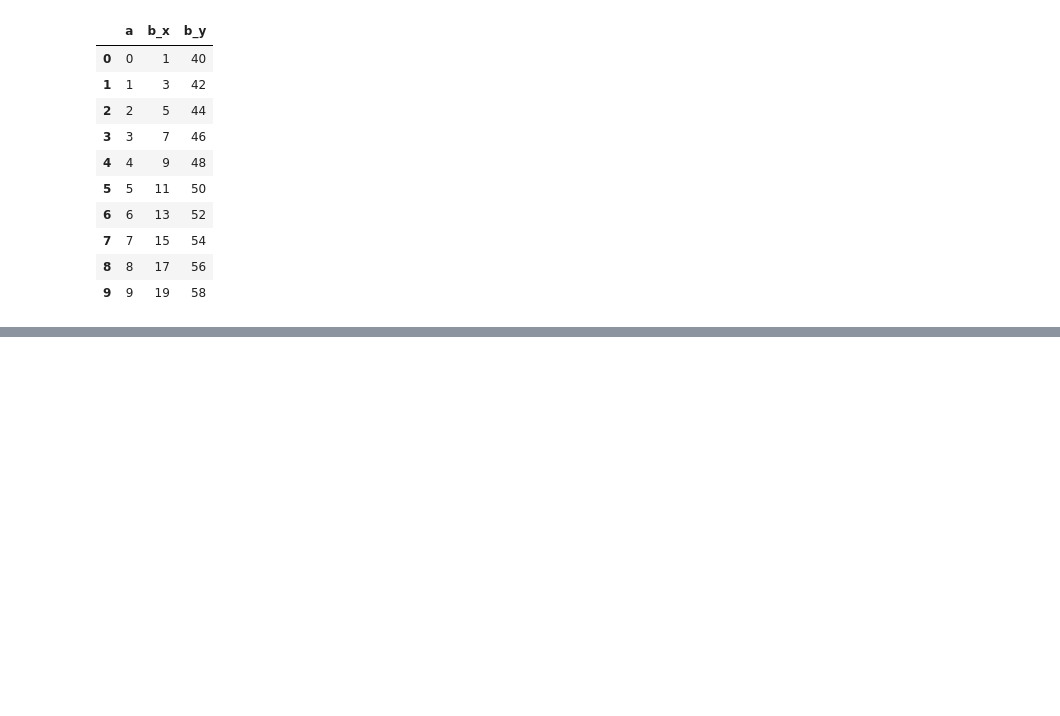
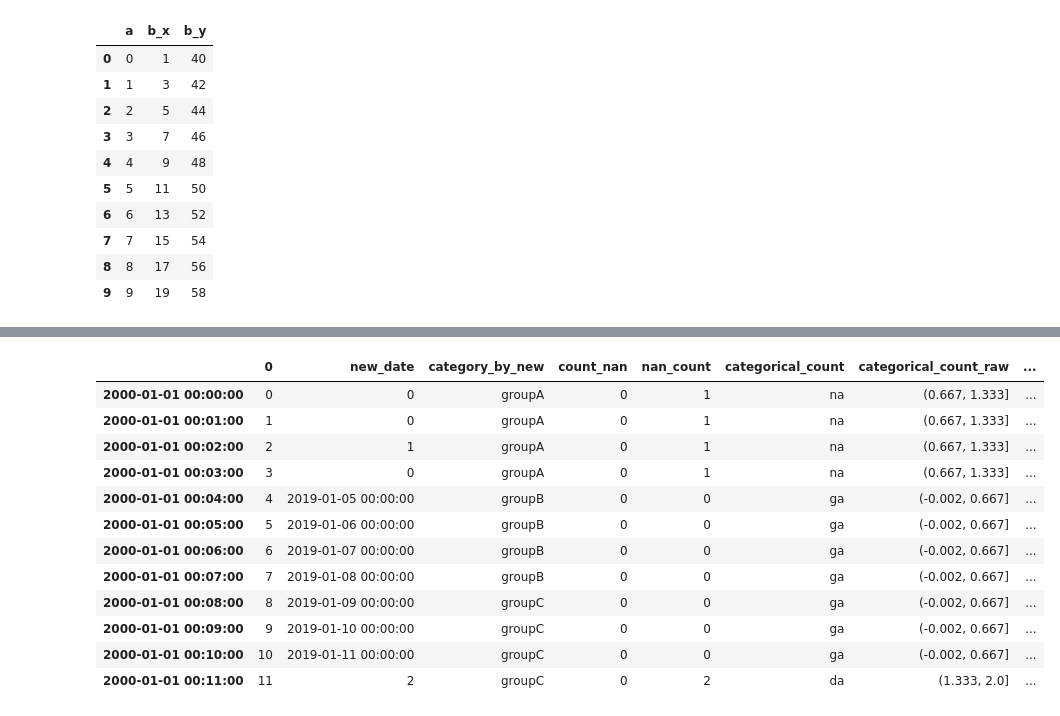
Before and after one commit to gtpgg1013/AI_docs, a Jupyter notebook: part4-ML/from_0920/Summarize_DA_np_pd_10_08.ipynb, the cells around one changed output, grey strips where cells are left out. Cells and saved outputs as stored; diff of their text form; code cells hidden in the pictures; blank space fills up the shorter version.

```diff
--- a/part4-ML/from_0920/Summarize_DA_np_pd_10_08.ipynb
+++ b/part4-ML/from_0920/Summarize_DA_np_pd_10_08.ipynb
@@ -755,0 +1216,2 @@ pd.merge(df_1,df_2, on='a') # 만약 key가 중복이 없으면 그대로 나오
+# %%
+nd_null_random_list = np.random.randint(0,5,size=nd_null_count)
@@ -755,0 +1228,2 @@ pd.merge(df_1,df_2, on='a') # 만약 key가 중복이 없으면 그대로 나오
+# %%
+df.loc[df['new_date'].isnull(),'new_date'] = nd_null_random_list
@@ -755,0 +1246,3 @@ pd.merge(df_1,df_2, on='a') # 만약 key가 중복이 없으면 그대로 나오
+# %%
+df['categorical_count'] = pd.cut(df['nan_count'],3, labels=['ga','na','da'])
+df['categorical_count_raw'] = pd.cut(df['nan_count'],3)
@@ -755,0 +1265,18 @@ pd.merge(df_1,df_2, on='a') # 만약 key가 중복이 없으면 그대로 나오
+# %%
+df['len_count'] = df['categorical_count'].str.len()
+# %%
+df
+# %% [output]
+|  | 0 | new_date | category_by_new | count_nan | nan_count | categorical_count | categorical_count_raw | ... |
+| 2000-01-01 00:00:00 | 0 | 0 | groupA | 0 | 1 | na | (0.667, 1.333] | ... |
+| 2000-01-01 00:01:00 | 1 | 0 | groupA | 0 | 1 | na | (0.667, 1.333] | ... |
+| 2000-01-01 00:02:00 | 2 | 1 | groupA | 0 | 1 | na | (0.667, 1.333] | ... |
+| 2000-01-01 00:03:00 | 3 | 0 | groupA | 0 | 1 | na | (0.667, 1.333] | ... |
+| 2000-01-01 00:04:00 | 4 | 2019-01-05 00:00:00 | groupB | 0 | 0 | ga | (-0.002, 0.667] | ... |
+| 2000-01-01 00:05:00 | 5 | 2019-01-06 00:00:00 | groupB | 0 | 0 | ga | (-0.002, 0.667] | ... |
+| 2000-01-01 00:06:00 | 6 | 2019-01-07 00:00:00 | groupB | 0 | 0 | ga | (-0.002, 0.667] | ... |
+| 2000-01-01 00:07:00 | 7 | 2019-01-08 00:00:00 | groupB | 0 | 0 | ga | (-0.002, 0.667] | ... |
+| 2000-01-01 00:08:00 | 8 | 2019-01-09 00:00:00 | groupC | 0 | 0 | ga | (-0.002, 0.667] | ... |
+| 2000-01-01 00:09:00 | 9 | 2019-01-10 00:00:00 | groupC | 0 | 0 | ga | (-0.002, 0.667] | ... |
+| 2000-01-01 00:10:00 | 10 | 2019-01-11 00:00:00 | groupC | 0 | 0 | ga | (-0.002, 0.667] | ... |
+| 2000-01-01 00:11:00 | 11 | 2 | groupC | 0 | 2 | da | (1.333, 2.0] | ... |
```
Also changed, not shown: parts of 57 cells of this notebook, 3 other files.
